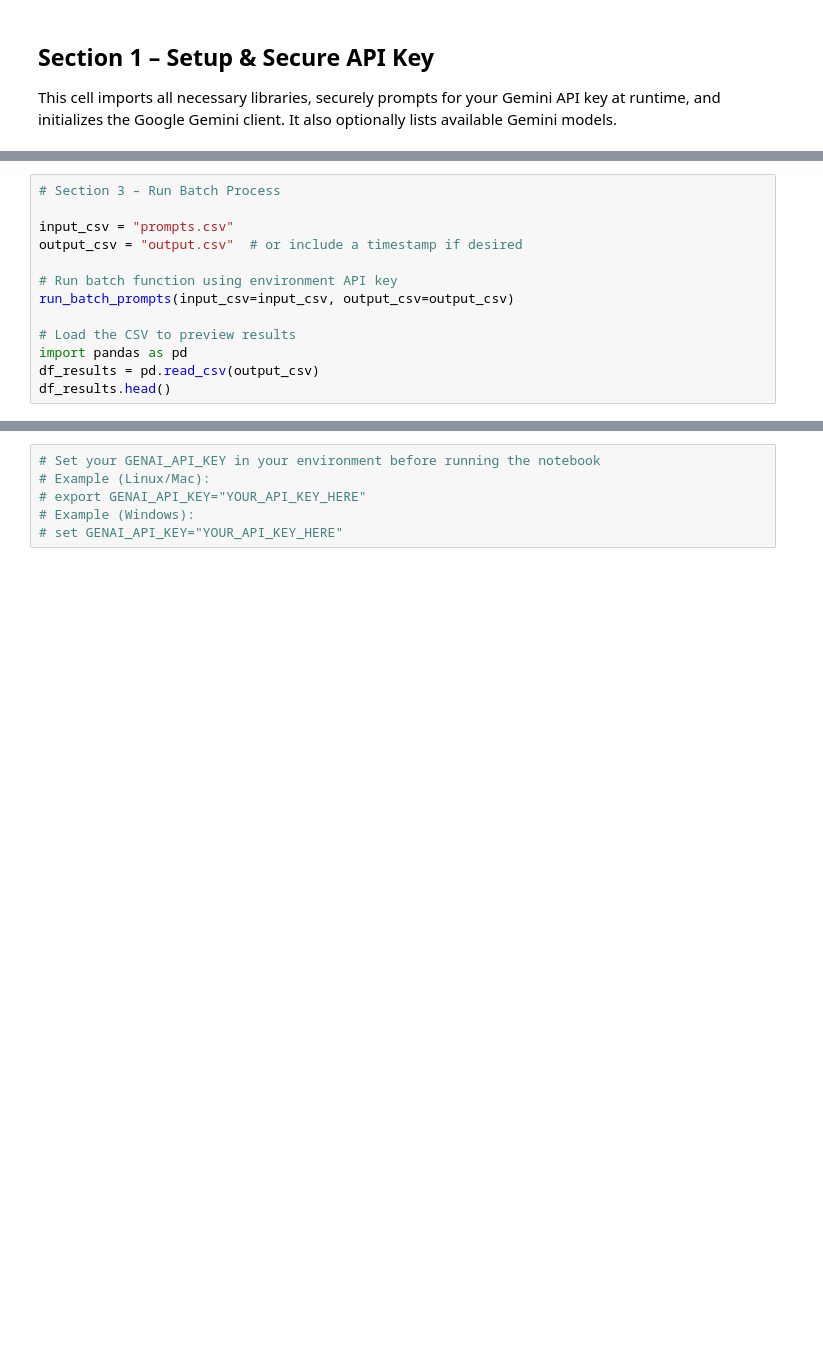
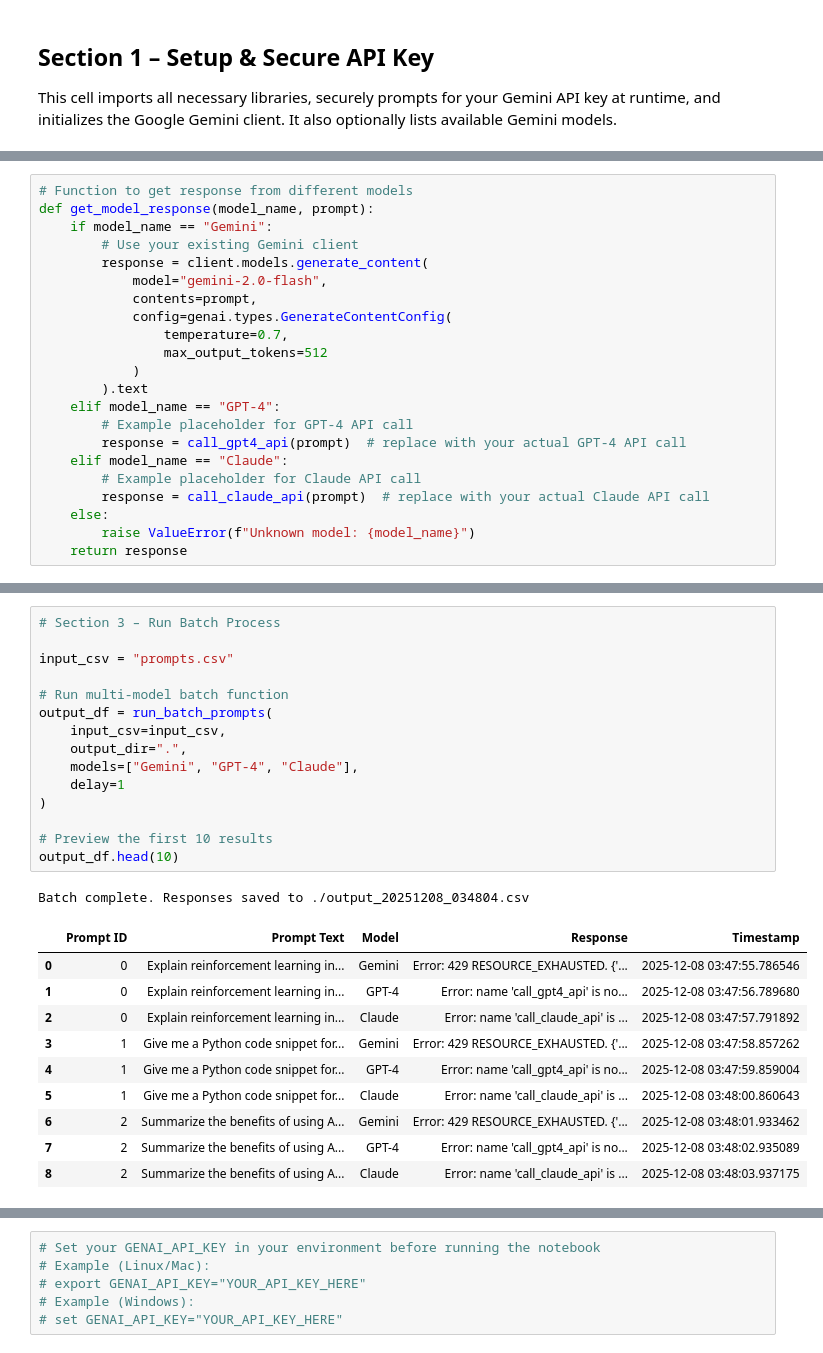
Before and after one commit to jpupkies/Jim-Pupkies, a Jupyter notebook: gemini_batch_prompt_runner_(1).ipynb, the cells around one changed output, grey strips where cells are left out. Saved outputs shown, nothing was run; the diff lists cells and outputs as text; blank space fills up the shorter version.

```diff
--- a/gemini_batch_prompt_runner_(1).ipynb
+++ b/gemini_batch_prompt_runner_(1).ipynb
@@ -112 +198,23 @@ Features:
+# %%
+# Function to get response from different models
+def get_model_response(model_name, prompt):
+    if model_name == "Gemini":
+        # Use your existing Gemini client
+        response = client.models.generate_content(
+            model="gemini-2.0-flash",
+            contents=prompt,
+            config=genai.types.GenerateContentConfig(
+                temperature=0.7,
+                max_output_tokens=512
+            )
+        ).text
+    elif model_name == "GPT-4":
+        # Example placeholder for GPT-4 API call
+        response = call_gpt4_api(prompt)  # replace with your actual GPT-4 API call
+    elif model_name == "Claude":
+        # Example placeholder for Claude API call
+        response = call_claude_api(prompt)  # replace with your actual Claude API call
+    else:
+        raise ValueError(f"Unknown model: {model_name}")
+    return response
 # %%
@@ -401,13 +468,27 @@ def run_batch_prompts(input_csv, output_csv, api_key=None):
 # %%
 # Section 3 – Run Batch Process
 
 input_csv = "prompts.csv"
-output_csv = "output.csv"  # or include a timestamp if desired
 
-# Run batch function using environment API key
-run_batch_prompts(input_csv=input_csv, output_csv=output_csv)
+# Run multi-model batch function
+output_df = run_batch_prompts(
+    input_csv=input_csv,
+    output_dir=".",
+    models=["Gemini", "GPT-4", "Claude"],
+    delay=1
+)
 
-# Load the CSV to preview results
-import pandas as pd
-df_results = pd.read_csv(output_csv)
-df_results.head()
+# Preview the first 10 results
+output_df.head(10)
+# %% [output]
+Batch complete. Responses saved to ./output_20251208_034804.csv
+|  | Prompt ID | Prompt Text | Model | Response | Timestamp |
+| 0 | 0 | Explain reinforcement learning in... | Gemini | Error: 429 RESOURCE_EXHAUSTED. {'... | 2025-12-08 03:47:55.786546 |
+| 1 | 0 | Explain reinforcement learning in... | GPT-4 | Error: name 'call_gpt4_api' is no... | 2025-12-08 03:47:56.789680 |
+| 2 | 0 | Explain reinforcement learning in... | Claude | Error: name 'call_claude_api' is ... | 2025-12-08 03:47:57.791892 |
+| 3 | 1 | Give me a Python code snippet for... | Gemini | Error: 429 RESOURCE_EXHAUSTED. {'... | 2025-12-08 03:47:58.857262 |
+| 4 | 1 | Give me a Python code snippet for... | GPT-4 | Error: name 'call_gpt4_api' is no... | 2025-12-08 03:47:59.859004 |
+| 5 | 1 | Give me a Python code snippet for... | Claude | Error: name 'call_claude_api' is ... | 2025-12-08 03:48:00.860643 |
+| 6 | 2 | Summarize the benefits of using A... | Gemini | Error: 429 RESOURCE_EXHAUSTED. {'... | 2025-12-08 03:48:01.933462 |
+| 7 | 2 | Summarize the benefits of using A... | GPT-4 | Error: name 'call_gpt4_api' is no... | 2025-12-08 03:48:02.935089 |
+| 8 | 2 | Summarize the benefits of using A... | Claude | Error: name 'call_claude_api' is ... | 2025-12-08 03:48:03.937175 |
```
Also changed, not shown: parts of 52 cells of this notebook.
